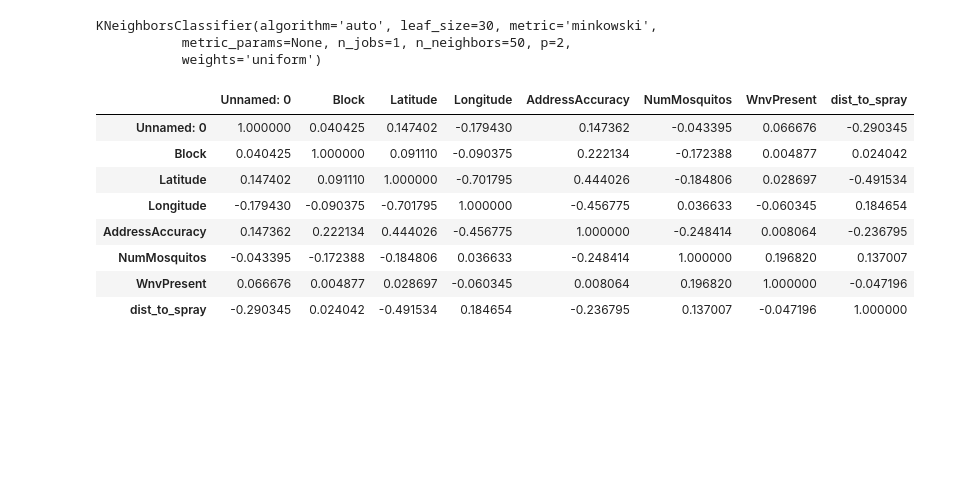
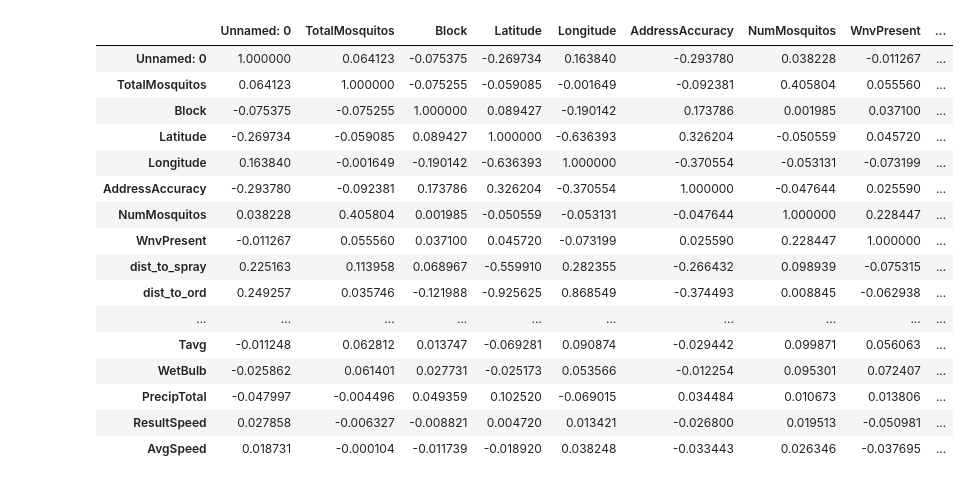
Before and after one commit to oboechick/kaggle_competition, a Jupyter notebook: code/kaggle_mosquitos.ipynb, the cells around one changed output. Cells and saved outputs as stored; diff of their text form; code cells hidden in the pictures; blank space fills up the shorter version.

```diff
--- a/code/kaggle_mosquitos.ipynb
+++ b/code/kaggle_mosquitos.ipynb
@@ -40,36 +40,23 @@ train_msq.columns.tolist()
 import imp
 plotter = imp.load_source('plotter', '/Users/nichollejames/Desktop/DSI-SF-2-oboechick/week-04/plotting/knn_plotter.py')
 from plotter import KNNBoundaryPlotter
-# %%
-y = train_with_spray.WnvPresent
-X = train_with_spray[[col for col in train_with_spray.columns if not col in ['Date',
-                                                 'Address',
-                                                 'Species',
-                                                 'Block',
-                                                 'Street',
-                                                 'Trap',
-                                                 'AddressNumberAndStreet',
-                                                 'Latitude',
-                                                 'Longitude',
-                                                 'AddressAccuracy',
-                                                 'NumMosquitos',
-                                                 'dist_to_spray']]].values
-
-knn_uniform_n3 = KNeighborsClassifier(n_neighbors = 50, weights = 'uniform')
-knn_uniform_n3.fit(X,y)
-# %% [output]
-KNeighborsClassifier(algorithm='auto', leaf_size=30, metric='minkowski',
-           metric_params=None, n_jobs=1, n_neighbors=50, p=2,
-           weights='uniform')
 # %%
-train_with_spray.corr()
+train_msq.corr()
 # %% [output]
-|  | Unnamed: 0 | Block | Latitude | Longitude | AddressAccuracy | NumMosquitos | WnvPresent | dist_to_spray |
-| Unnamed: 0 | 1.000000 | 0.040425 | 0.147402 | -0.179430 | 0.147362 | -0.043395 | 0.066676 | -0.290345 |
-| Block | 0.040425 | 1.000000 | 0.091110 | -0.090375 | 0.222134 | -0.172388 | 0.004877 | 0.024042 |
-| Latitude | 0.147402 | 0.091110 | 1.000000 | -0.701795 | 0.444026 | -0.184806 | 0.028697 | -0.491534 |
-| Longitude | -0.179430 | -0.090375 | -0.701795 | 1.000000 | -0.456775 | 0.036633 | -0.060345 | 0.184654 |
-| AddressAccuracy | 0.147362 | 0.222134 | 0.444026 | -0.456775 | 1.000000 | -0.248414 | 0.008064 | -0.236795 |
-| NumMosquitos | -0.043395 | -0.172388 | -0.184806 | 0.036633 | -0.248414 | 1.000000 | 0.196820 | 0.137007 |
-| WnvPresent | 0.066676 | 0.004877 | 0.028697 | -0.060345 | 0.008064 | 0.196820 | 1.000000 | -0.047196 |
-| dist_to_spray | -0.290345 | 0.024042 | -0.491534 | 0.184654 | -0.236795 | 0.137007 | -0.047196 | 1.000000 |
+|  | Unnamed: 0 | TotalMosquitos | Block | Latitude | Longitude | AddressAccuracy | NumMosquitos | WnvPresent | ... |
+| Unnamed: 0 | 1.000000 | 0.064123 | -0.075375 | -0.269734 | 0.163840 | -0.293780 | 0.038228 | -0.011267 | ... |
+| TotalMosquitos | 0.064123 | 1.000000 | -0.075255 | -0.059085 | -0.001649 | -0.092381 | 0.405804 | 0.055560 | ... |
+| Block | -0.075375 | -0.075255 | 1.000000 | 0.089427 | -0.190142 | 0.173786 | 0.001985 | 0.037100 | ... |
+| Latitude | -0.269734 | -0.059085 | 0.089427 | 1.000000 | -0.636393 | 0.326204 | -0.050559 | 0.045720 | ... |
+| Longitude | 0.163840 | -0.001649 | -0.190142 | -0.636393 | 1.000000 | -0.370554 | -0.053131 | -0.073199 | ... |
+| AddressAccuracy | -0.293780 | -0.092381 | 0.173786 | 0.326204 | -0.370554 | 1.000000 | -0.047644 | 0.025590 | ... |
+| NumMosquitos | 0.038228 | 0.405804 | 0.001985 | -0.050559 | -0.053131 | -0.047644 | 1.000000 | 0.228447 | ... |
+| WnvPresent | -0.011267 | 0.055560 | 0.037100 | 0.045720 | -0.073199 | 0.025590 | 0.228447 | 1.000000 | ... |
+| dist_to_spray | 0.225163 | 0.113958 | 0.068967 | -0.559910 | 0.282355 | -0.266432 | 0.098939 | -0.075315 | ... |
+| dist_to_ord | 0.249257 | 0.035746 | -0.121988 | -0.925625 | 0.868549 | -0.374493 | 0.008845 | -0.062938 | ... |
+| ... | ... | ... | ... | ... | ... | ... | ... | ... | ... |
+| Tavg | -0.011248 | 0.062812 | 0.013747 | -0.069281 | 0.090874 | -0.029442 | 0.099871 | 0.056063 | ... |
+| WetBulb | -0.025862 | 0.061401 | 0.027731 | -0.025173 | 0.053566 | -0.012254 | 0.095301 | 0.072407 | ... |
+| PrecipTotal | -0.047997 | -0.004496 | 0.049359 | 0.102520 | -0.069015 | 0.034484 | 0.010673 | 0.013806 | ... |
+| ResultSpeed | 0.027858 | -0.006327 | -0.008821 | 0.004720 | 0.013421 | -0.026800 | 0.019513 | -0.050981 | ... |
+| AvgSpeed | 0.018731 | -0.000104 | -0.011739 | -0.018920 | 0.038248 | -0.033443 | 0.026346 | -0.037695 | ... |
```
Also changed, not shown: parts of 13 cells of this notebook.
